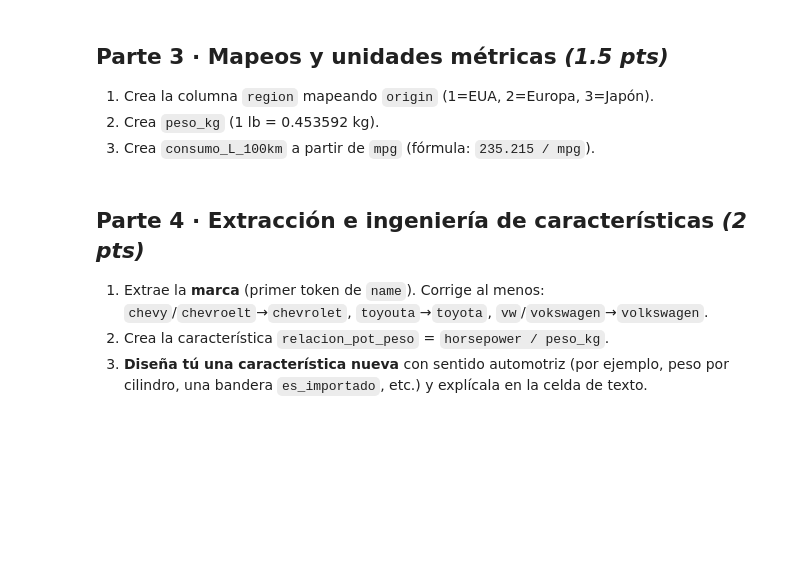
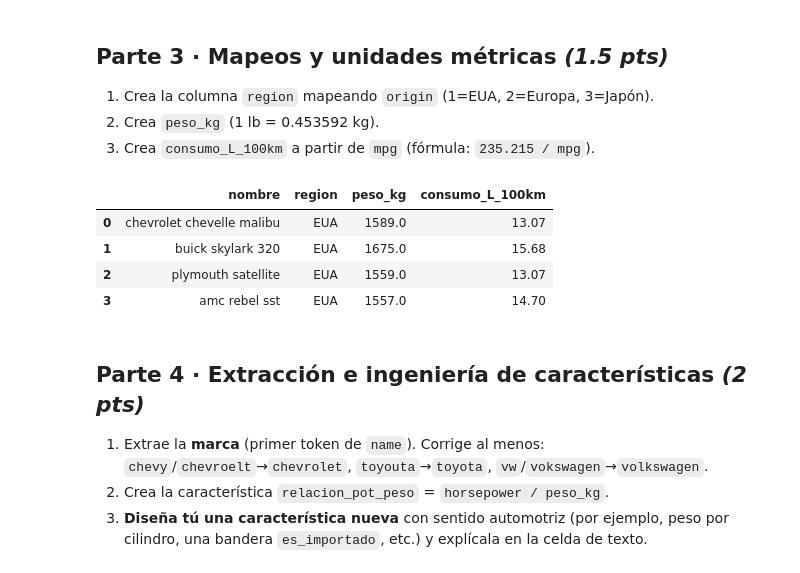
Before and after one commit to robertogurrola17-cmyk/practicas_IA, a Jupyter notebook: tarea1_ingestion_preparacion_datos/Tarea3.1_Ingestion_Datos_ALUMNO.ipynb, the cells around one changed output. Saved outputs shown, nothing was run; the diff lists cells and outputs as text; code cells hidden in the pictures; blank space fills up the shorter version.

```diff
--- a/tarea1_ingestion_preparacion_datos/Tarea3.1_Ingestion_Datos_ALUMNO.ipynb
+++ b/tarea1_ingestion_preparacion_datos/Tarea3.1_Ingestion_Datos_ALUMNO.ipynb
@@ -48,12 +43,11 @@ print('Consolidado ->', df.shape)   # se espera (410, 9)
 1. Reporta cuántos **duplicados** hay y elimínalos.
 2. Reporta cuántos **faltantes** hay en `horsepower` e **imputa** con la mediana.
 # %%
-# TODO: duplicados
-print('Duplicados:', ...)          # df.duplicated().sum()
-df = ...                            # df.drop_duplicates().reset_index(drop=True)
+print('duplicados:', df.duplicated().sum())
+df = df.drop_duplicates().reset_index(drop=True)
 
-# TODO: faltantes en horsepower
-print('Faltantes horsepower:', ...)
-df['horsepower'] = ...              # imputa con la mediana
-
+nulos_hp = df['horsepower'].isna().sum()
+print(f'Faltantes en horsepower : {nulos_hp}')
+mediana_hp = df['horsepower'].median()
+df['horsepower'] = df['horsepower'].fillna(mediana_hp)
 print('Filas finales:', len(df), '| Faltantes HP:', df['horsepower'].isna().sum())
@@ -63,16 +61,21 @@ print('Filas finales:', len(df), '| Faltantes HP:', df['horsepower'].isna().sum(
 2. Crea `peso_kg` (1 lb = 0.453592 kg).
 3. Crea `consumo_L_100km` a partir de `mpg` (fórmula: `235.215 / mpg`).
 # %%
-# TODO: región
-df['region'] = ...                 # df['origin'].map({...})
 
-# TODO: peso en kg
-df['peso_kg'] = ...
+# 2) Mapear código de origen -> región
+df['region'] = df['origin'].map({1: 'EUA', 2: 'Europa', 3: 'Japon'})
 
-# TODO: consumo en L/100km
-df['consumo_L_100km'] = ...
+# 3) Conversión a sistema métrico
+df['peso_kg']      = (df['peso_lb'] * 0.453592).round(0)
+df['consumo_L_100km'] = (235.215 / df['millas_galon']).round(2)
 
-df[['name', 'region', 'peso_kg', 'consumo_L_100km']].head()
+df[['nombre', 'region', 'peso_kg', 'consumo_L_100km']].head(4)
+# %% [output]
+|  | nombre | region | peso_kg | consumo_L_100km |
+| 0 | chevrolet chevelle malibu | EUA | 1589.0 | 13.07 |
+| 1 | buick skylark 320 | EUA | 1675.0 | 15.68 |
+| 2 | plymouth satellite | EUA | 1559.0 | 13.07 |
+| 3 | amc rebel sst | EUA | 1557.0 | 14.70 |
 # %% [markdown]
 ## Parte 4 · Extracción e ingeniería de características  *(2 pts)*
 1. Extrae la **marca** (primer token de `name`). Corrige al menos: `chevy`/`chevroelt`→`chevrolet`,
```
Also changed, not shown: parts of 7 cells of this notebook, 1 other file.
